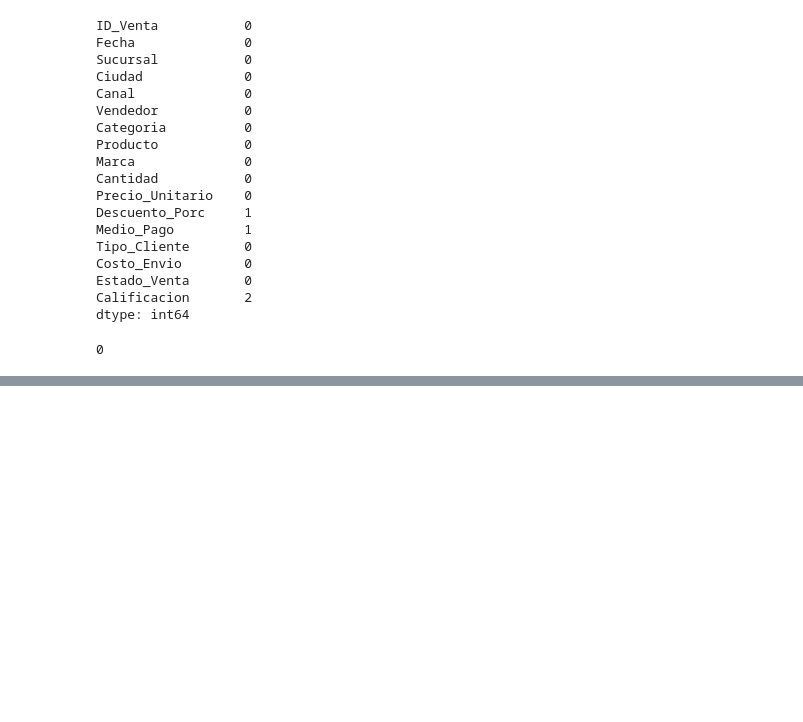
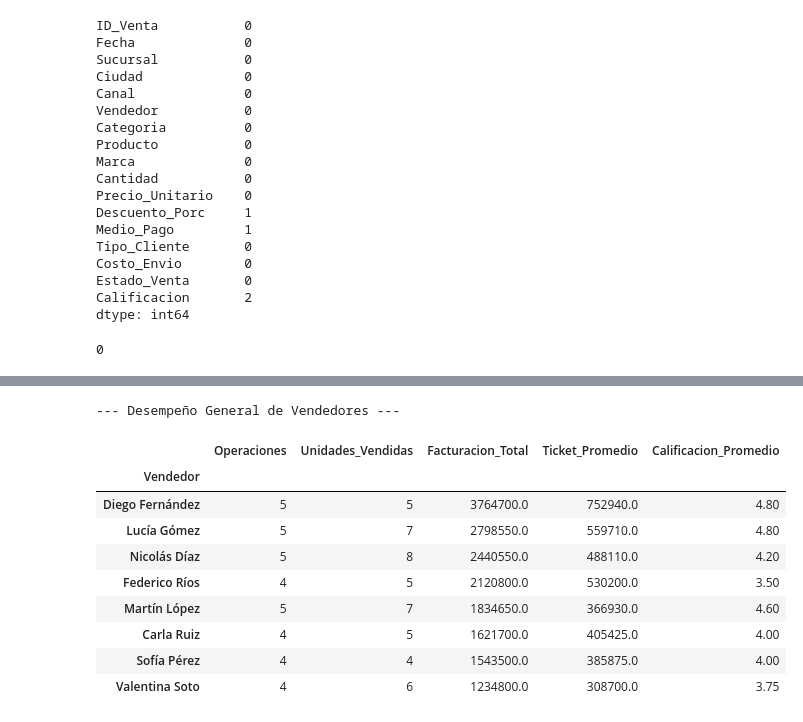
Before and after one commit to wilson-j-insaurralde/Clase-9---trabajo-integrador, a Jupyter notebook: analisis exploratorio.ipynb, the cells around one changed output, grey strips where cells are left out. Saved outputs shown, nothing was run; the diff lists cells and outputs as text; code cells hidden in the pictures; blank space fills up the shorter version.

```diff
--- a/analisis exploratorio.ipynb
+++ b/analisis exploratorio.ipynb
@@ -142,0 +382,28 @@ df[df.isnull().any(axis=1)]
+# %%
+# ----------------------------------------------------
+# PUNTO 7: Análisis por vendedor
+# ----------------------------------------------------
+
+# Agrupamos por vendedor calculando las métricas solicitadas
+resumen_vendedores = df.groupby('Vendedor').agg(
+    Operaciones=('ID_Venta', 'count'),
+    Unidades_Vendidas=('Cantidad', 'sum'),
+    Facturacion_Total=('Total_Venta', 'sum'),
+    Ticket_Promedio=('Total_Venta', 'mean'),
+    Calificacion_Promedio=('Calificacion', 'mean')
+).sort_values(by='Facturacion_Total', ascending=False)
+
+print("--- Desempeño General de Vendedores ---")
+display(resumen_vendedores.round(2))
+# %% [output]
+--- Desempeño General de Vendedores ---
+|  | Operaciones | Unidades_Vendidas | Facturacion_Total | Ticket_Promedio | Calificacion_Promedio |
+| Vendedor |  |  |  |  |  |
+| Diego Fernández | 5 | 5 | 3764700.0 | 752940.0 | 4.80 |
+| Lucía Gómez | 5 | 7 | 2798550.0 | 559710.0 | 4.80 |
+| Nicolás Díaz | 5 | 8 | 2440550.0 | 488110.0 | 4.20 |
+| Federico Ríos | 4 | 5 | 2120800.0 | 530200.0 | 3.50 |
+| Martín López | 5 | 7 | 1834650.0 | 366930.0 | 4.60 |
+| Carla Ruiz | 4 | 5 | 1621700.0 | 405425.0 | 4.00 |
+| Sofía Pérez | 4 | 4 | 1543500.0 | 385875.0 | 4.00 |
+| Valentina Soto | 4 | 6 | 1234800.0 | 308700.0 | 3.75 |
```
Also changed, not shown: parts of 27 cells of this notebook.
